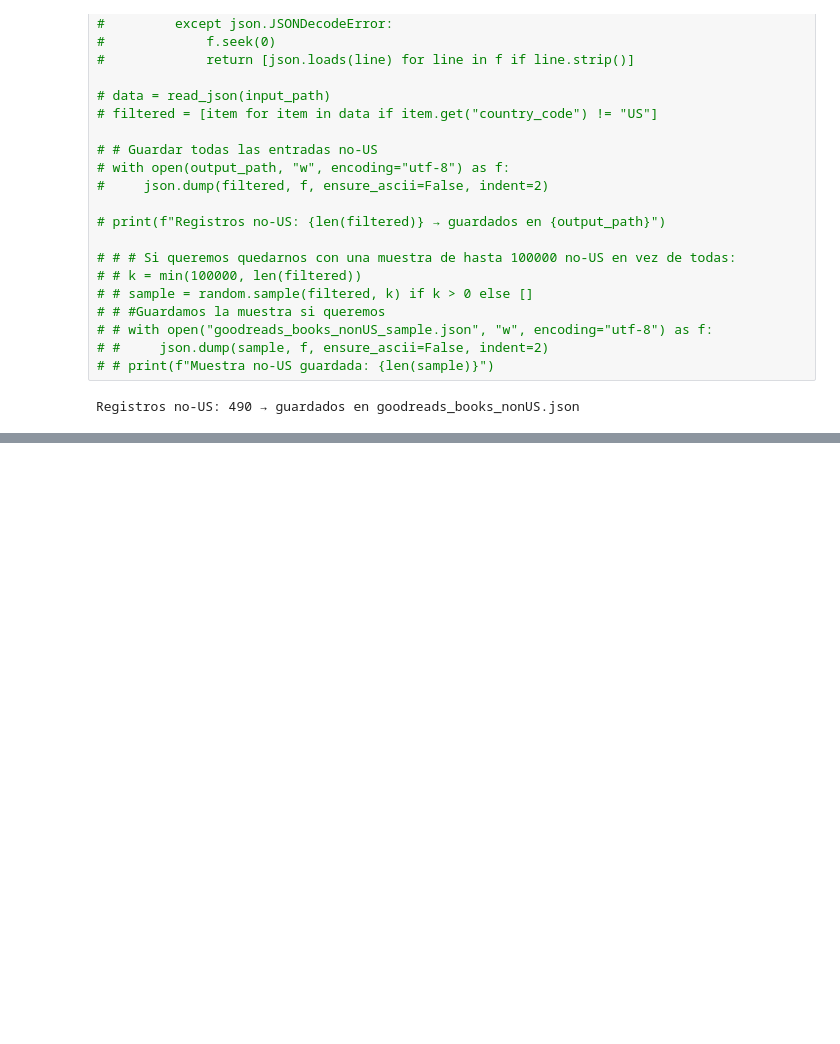
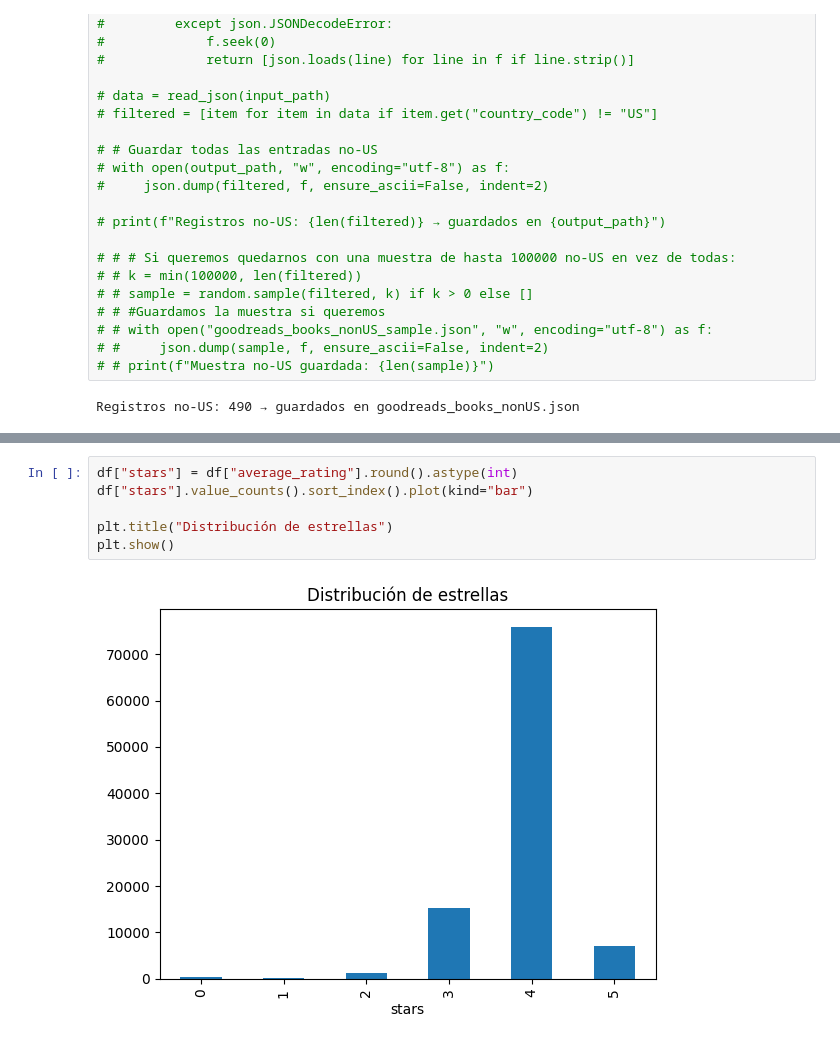
Before and after one commit to SolGarciaPereyra/Clasificador_Recomendador_Libros, a Jupyter notebook: preprcesamiento.ipynb, the cells around one changed output, grey strips where cells are left out. Drawn from its saved outputs; the diff is of its cells as text; blank space fills up the shorter version.

```diff
--- a/preprcesamiento.ipynb
+++ b/preprcesamiento.ipynb
@@ -452,0 +523,8 @@ Registros no-US: 490 → guardados en goodreads_books_nonUS.json
+# %%
+df["stars"] = df["average_rating"].round().astype(int)
+df["stars"].value_counts().sort_index().plot(kind="bar")
+
+plt.title("Distribución de estrellas")
+plt.show()
+# %% [output]
+[figure, added]
```
Also changed, not shown: parts of 11 cells of this notebook, 1 other file.
